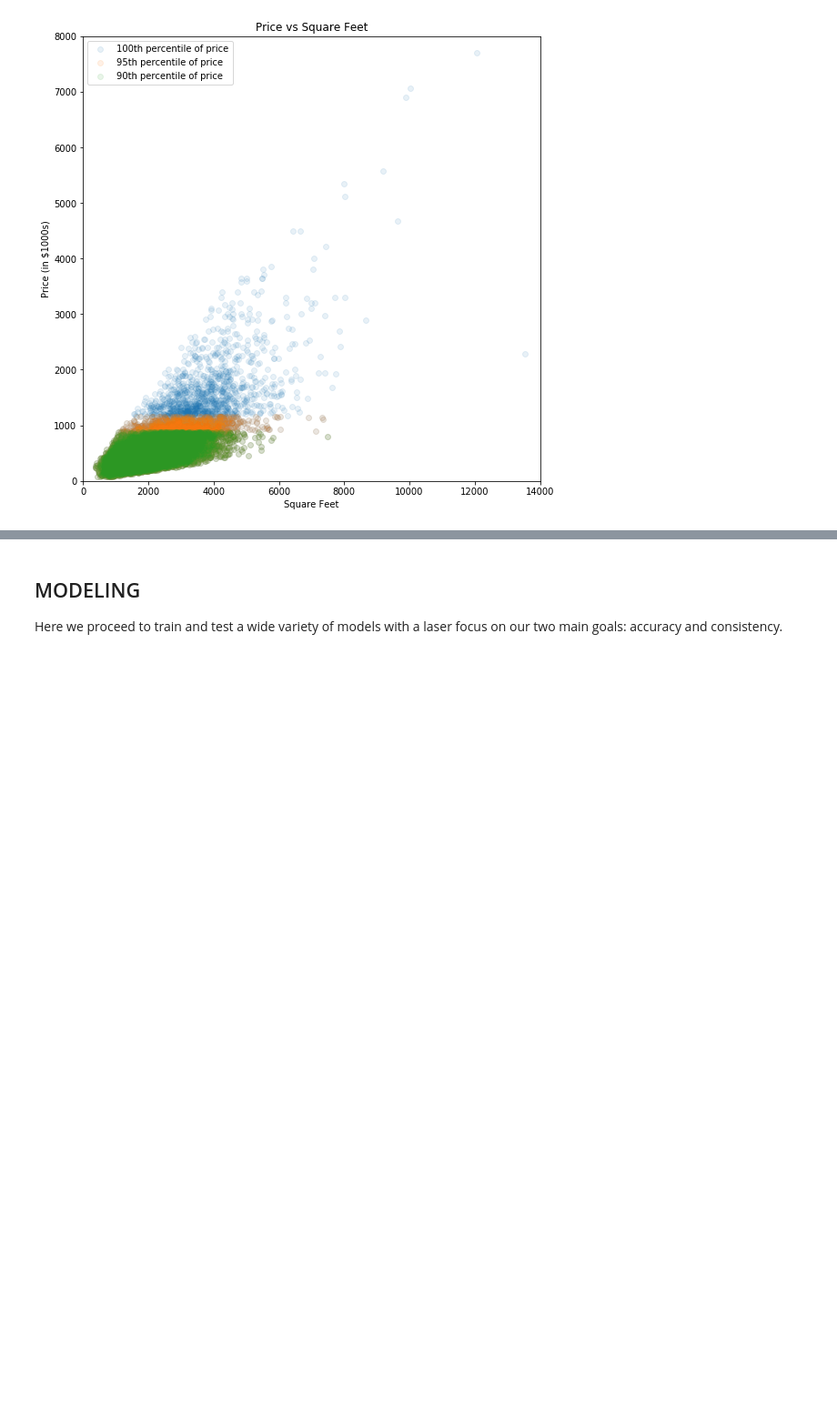
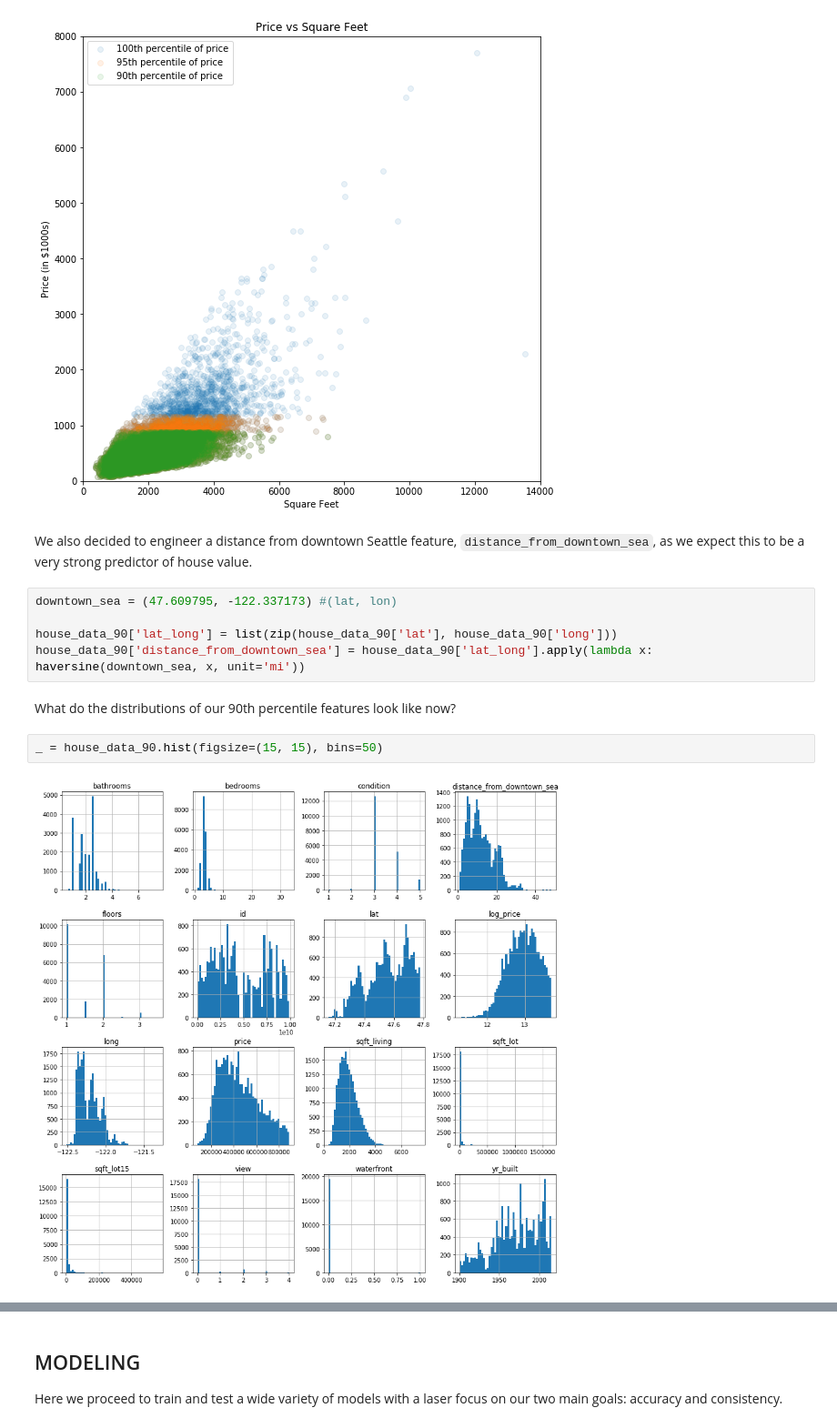
Before and after one commit to AlecMorgan/Housing-Price-Predictor, a Jupyter notebook: student.ipynb, the cells around one changed output, grey strips where cells are left out. Shown at 91% size. Drawn from its saved outputs; the diff is of its cells as text; blank space fills up the shorter version.

```diff
--- a/student.ipynb
+++ b/student.ipynb
@@ -203,3 +199,16 @@ plt.legend()
 plt.show()
 # %% [output]
 [figure]
+# %% [markdown]
+We also decided to engineer a distance from downtown Seattle feature, `distance_from_downtown_sea`, as we expect this to be a very strong predictor of house value.
+# %%
+downtown_sea = (47.609795, -122.337173) #(lat, lon)
+
+house_data_90['lat_long'] = list(zip(house_data_90['lat'], house_data_90['long']))
+house_data_90['distance_from_downtown_sea'] = house_data_90['lat_long'].apply(lambda x: haversine(downtown_sea, x, unit='mi'))
+# %% [markdown]
+What do the distributions of our 90th percentile features look like now?
+# %%
+_ = house_data_90.hist(figsize=(15, 15), bins=50)
+# %% [output]
+[figure, added]
```
Also changed, not shown: parts of 99 cells of this notebook, 4 other files.
